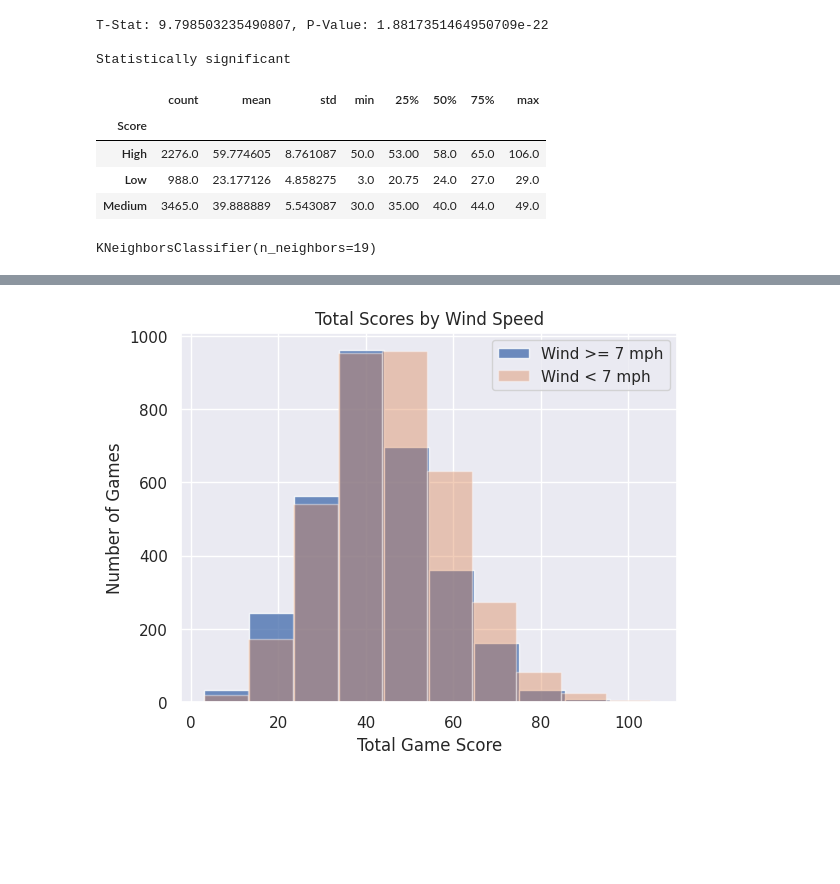
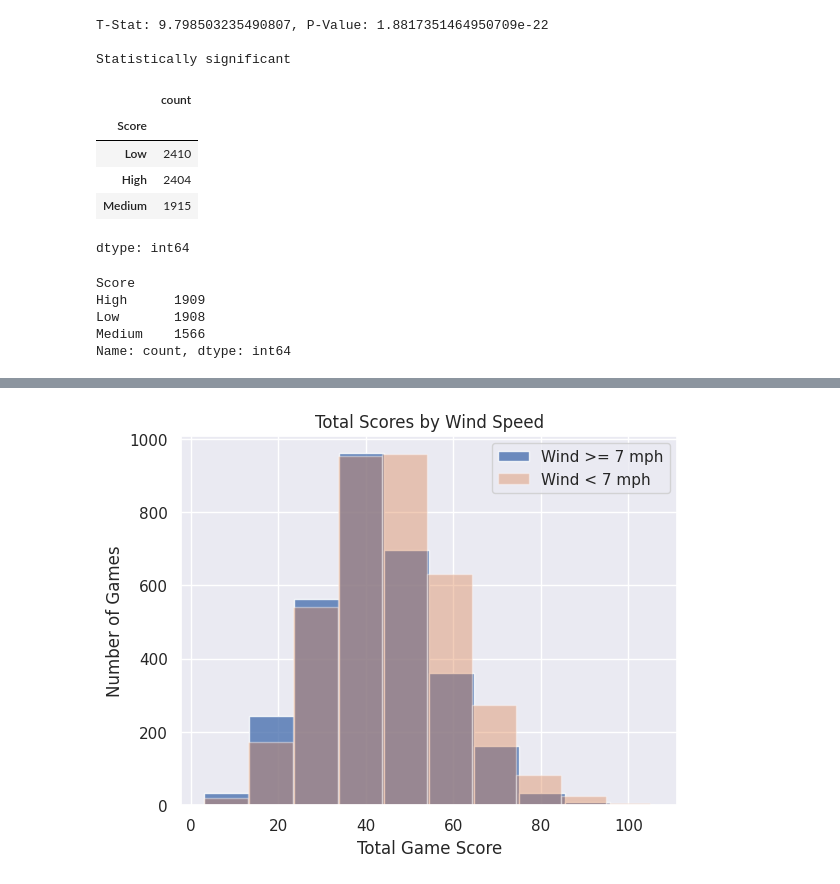
Before and after one commit to KPsimo/Kidus_Football_Games, a Jupyter notebook: DSRP_Project.ipynb, the cells around one changed output, grey strips where cells are left out. Drawn from its saved outputs; the diff is of its cells as text; code cells hidden in the pictures; blank space fills up the shorter version.

```diff
--- a/DSRP_Project.ipynb
+++ b/DSRP_Project.ipynb
@@ -313,41 +325,53 @@ Statistically significant
 # %%
 # Create new dataframe for KNN
 ml_df = fixed_df[['Wind', 'Total', 'Temp', 'Surface', 'Home Rest', 'Away Rest', 'Total Line', 'Week', 'Overtime', 'Roof']].dropna()
 
 # Create the new Score column for knn and encode surface
 ml_df['Score'] = ''
 # Score category based on total
-ml_df.loc[ml_df['Total'] > 49, 'Score'] = "High"
-ml_df.loc[(ml_df['Total'] >= 30) & (ml_df['Total'] <= 49), 'Score'] = 'Medium'
-ml_df.loc[ml_df['Total'] < 30, 'Score'] = "Low"
+ml_df.loc[ml_df['Total'] > 48, 'Score'] = "High"
+ml_df.loc[(ml_df['Total'] >= 39) & (ml_df['Total'] <= 48), 'Score'] = 'Medium'
+ml_df.loc[ml_df['Total'] < 39, 'Score'] = "Low"
+low = ml_df['Total'].quantile(0.36)
+high = ml_df['Total'].quantile(0.63)
+#Tested multiple quantiles and this seemed best.
+
 
 #Cutting data into 3 equal parts
 # ml_df['Score'] = pd.qcut(ml_df['Total'], q=3, labels=['Low', 'Medium', 'High'])
 
 ml_df_encoded = pd.get_dummies(ml_df, columns=['Surface', 'Roof'], drop_first=True)
 
 # Step 4: features and labels from the encoded dataFrame
 features = ml_df_encoded.drop(columns=['Total', 'Score', 'Total Line'])
 labels = ml_df_encoded['Score']
 
 ml_df['Score'].value_counts()
-ml_df.groupby('Score')['Total'].describe()
+# ml_df.groupby('Score')['Total'].describe()
+# print(low)
+# print(high)
 # %% [output]
-|  | count | mean | std | min | 25% | 50% | 75% | max |
-| Score |  |  |  |  |  |  |  |  |
-| High | 2276.0 | 59.774605 | 8.761087 | 50.0 | 53.00 | 58.0 | 65.0 | 106.0 |
-| Low | 988.0 | 23.177126 | 4.858275 | 3.0 | 20.75 | 24.0 | 27.0 | 29.0 |
-| Medium | 3465.0 | 39.888889 | 5.543087 | 30.0 | 35.00 | 40.0 | 44.0 | 49.0 |
+|  | count |
+| Score |  |
+| Low | 2410 |
+| High | 2404 |
+| Medium | 1915 |
+dtype: int64
 # %%
 scaler = StandardScaler()
 X_scaled = scaler.fit_transform(features)
 # %%
 X_train, X_test, y_train, y_test = model_selection.train_test_split(features, labels, test_size=0.2, random_state=42)
 # %%
-model = KNeighborsClassifier(n_neighbors=19)
+model = KNeighborsClassifier(n_neighbors=50)
 model.fit(X_train, y_train)
+print(y_train.value_counts())
 # %% [output]
-KNeighborsClassifier(n_neighbors=19)
+Score
+High      1909
+Low       1908
+Medium    1566
+Name: count, dtype: int64
 # %%
 pred = model.predict(X_test)
 
```
Also changed, not shown: parts of 5 cells of this notebook.
